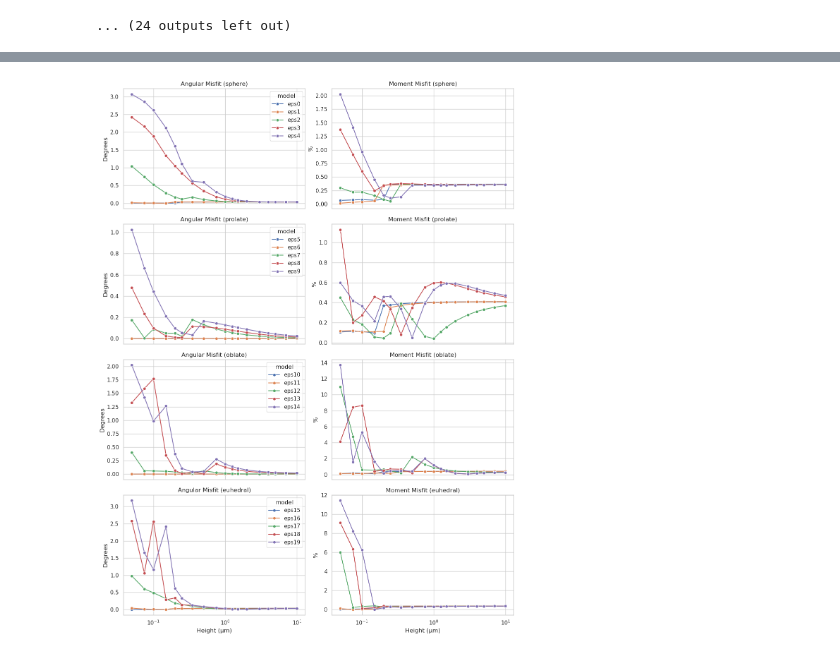
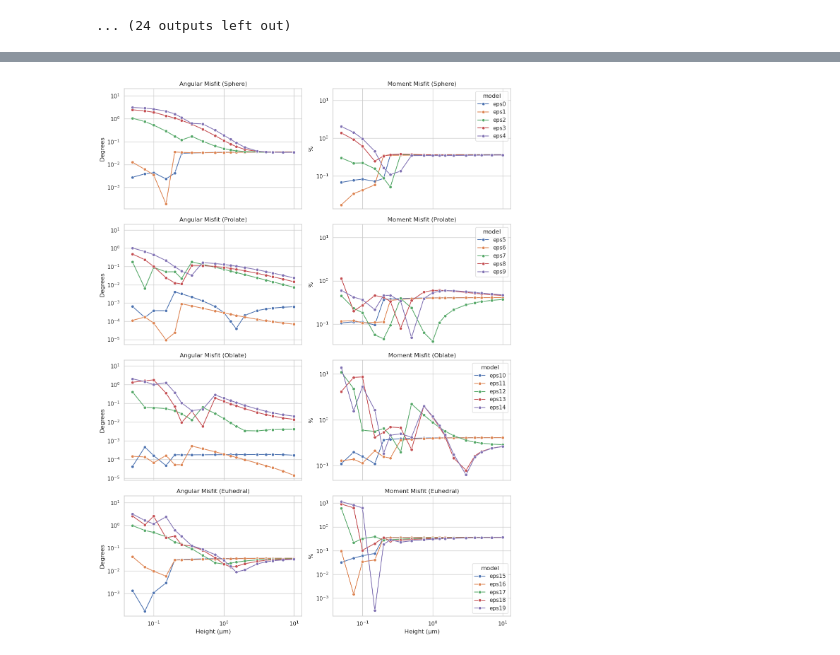
Before and after one commit to compgeolab/micromag-spherical-harmonic, a Jupyter notebook: code/Results_micromag_models/Plot_grids_micromag_model_vs_spherical_harm_coeff.ipynb, the cells around one changed output, grey strips where cells are left out. Cells and saved outputs as stored; diff of their text form; code cells hidden in the pictures.

```diff
--- a/code/Results_micromag_models/Plot_grids_micromag_model_vs_spherical_harm_coeff.ipynb
+++ b/code/Results_micromag_models/Plot_grids_micromag_model_vs_spherical_harm_coeff.ipynb
@@ -47,7 +48,7 @@ for file in grid_files:
     coordinates = (data_table.x, data_table.y, data_table.z)
 
     location = ds.centroid.values
-    sph = mt.SphericalHarmonicsBz(location, damping=1e-1, min_degree=1, max_degree=10).fit(coordinates, data.bz)
+    sph = mt.SphericalHarmonicsBz(location, min_degree=1, max_degree=10).fit(coordinates, data.bz)
     sph.update_location(coordinates, data_table)
 
     #predic bz
@@ -121,7 +122,7 @@ for file in grid_files:
     coordinates = (data_table.x, data_table.y, data_table.z)
 
     location = ds.centroid.values
-    sph = mt.SphericalHarmonicsBz(location, damping=1e-1, min_degree=1, max_degree=10).fit(coordinates, data.bz)
+    sph = mt.SphericalHarmonicsBz(location, min_degree=1, max_degree=10).fit(coordinates, data.bz)
     sph.update_location(coordinates, data_table)
 
     spherical_moment = sph.magnetic_moment_
@@ -184,7 +178,7 @@ if n_groups == 1:
     axes = np.array([axes])
 
 # --- loop over groups
-particle_type = ['sphere', 'prolate', 'oblate', 'euhedral']
+particle_type = ['Sphere', 'Prolate', 'Oblate', 'Euhedral']
 for i, g in enumerate(groups):
     df_g = df[df["group"] == g]
 
@@ -193,33 +187,38 @@ for i, g in enumerate(groups):
         data=df_g,
         x="height",
         y="angle_misfit",
         hue="model",
         marker="o",
-        ax=axes[i, 0]
+        ax=axes[i, 0],
+        legend=False
     )
     axes[i, 0].set_title(f"Angular Misfit ({particle_type[i]})")
     axes[i, 0].set_ylabel("Degrees")
     axes[i, 0].set_xscale('log')
+    axes[i, 0].set_yscale('log')
+    axes[i, 0].set_ylim(None, 20)
 
     # MOMENT MISFIT
     sns.lineplot(
         data=df_g,
         x="height",
         y="moment_misfit",
         hue="model",
         marker="o",
         ax=axes[i, 1],
-        legend=False
+        legend=True
     )
     axes[i, 1].set_title(f"Moment Misfit ({particle_type[i]})")
     axes[i, 1].set_ylabel("%")
     axes[i, 1].set_xscale('log')
+    axes[i, 1].set_yscale('log')
+    axes[i, 1].set_ylim(None, 20)
 
 # set common x-axis label only for bottom row
 for ax in axes[-1, :]:
     ax.set_xlabel("Height (µm)")
 
 plt.tight_layout()
 plt.show()
 # %% [output]
-[figure, old version]
+[figure, new version]
```
Also changed, not shown: parts of 4 cells of this notebook, 3 other files.
